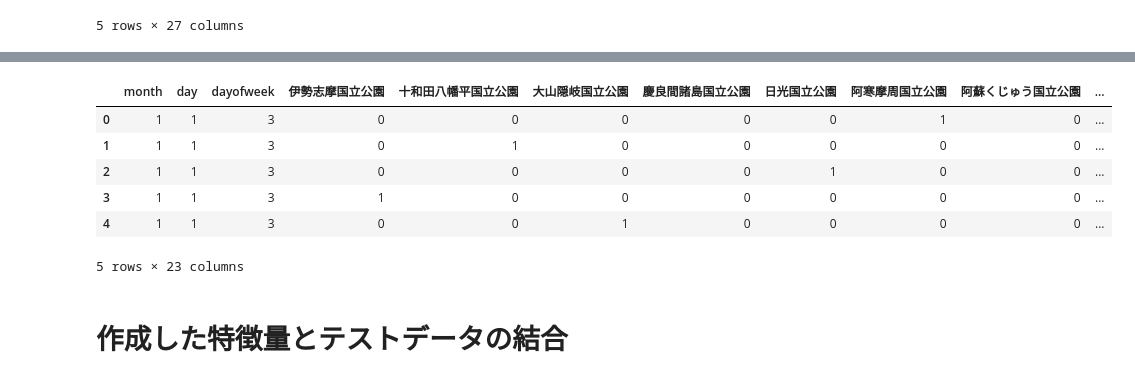
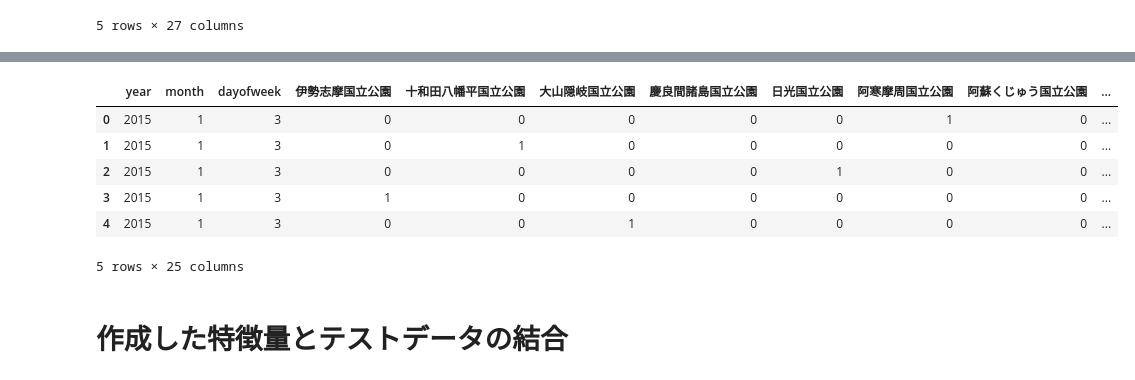
Before and after one commit to TaigoKuriyama/national_park_prediction, a Jupyter notebook: notebook/preprocess.ipynb, the cells around one changed output, grey strips where cells are left out. Cells and saved outputs as stored; diff of their text form; code cells hidden in the pictures.

```diff
--- a/notebook/preprocess.ipynb
+++ b/notebook/preprocess.ipynb
@@ -268,0 +260,15 @@ df_weather.head()
+# %%
+df_weather = pd.read_csv('/content/gdrive/My Drive/weather.tsv', sep='\t')
+df_weather['日時'] = pd.to_datetime(df_weather['年月日'])
+df_weather.loc[df_weather['地点']=='鳥羽' ,'地点'] = '伊勢志摩国立公園'
+df_weather.loc[df_weather['地点']=='十和田' ,'地点'] = '十和田八幡平国立公園'
+df_weather.loc[df_weather['地点']=='大山' ,'地点'] = '大山隠岐国立公園'
+df_weather.loc[df_weather['地点']=='渡嘉敷' ,'地点'] = '慶良間諸島国立公園'
+df_weather.loc[df_weather['地点']=='日光' ,'地点'] = '日光国立公園'
+df_weather.loc[df_weather['地点']=='釧路' ,'地点'] = '阿寒摩周国立公園'
+df_weather.loc[df_weather['地点']=='熊本' ,'地点'] = '阿蘇くじゅう国立公園'
+df_weather.loc[df_weather['地点']=='鹿児島' ,'地点'] = '霧島錦江湾国立公園'
+df_weather = df_weather[['日時','地点','最深積雪(cm)', '最低気温(℃)','降水量の合計(mm)']]
+df_weather = df_weather.rename(columns={'地点': 'park','日時': 'datetime'})
+df_weather[['最深積雪(cm)', '最低気温(℃)','降水量の合計(mm)']] = df_weather[['最深積雪(cm)', '最低気温(℃)','降水量の合計(mm)']].shift(-1)
+df_weather.tail()
@@ -315,3 +328,8 @@ df_merged.head()
 | 3 | 2015-01-01 | 伊勢志摩国立公園 | 42652 | 2015 | 1 | 1 | 3 | 1 | 0 | 0 | ... |
 | 4 | 2015-01-01 | 大山隠岐国立公園 | 3637 | 2015 | 1 | 1 | 3 | 0 | 0 | 1 | ... |
 5 rows × 27 columns
+# %%
+# 学習データと気象データの結合
+df_merged = pd.merge(df_merged,df_weather,on=['park','datetime'],how='left')
+df_merged = df_merged.fillna(df_merged.mean())
+df_merged.head()
@@ -321,18 +347,18 @@ df_merged.head()
 #df_merged.head()
 # %%
 # drop columns which is not needed
-df_except_y = df_merged.drop(['year','park','visitors','datetime'], axis=1)
+df_except_y = df_merged.drop(['park','visitors','datetime','day','Jpn_cnt_ystday'], axis=1)
 X_train = df_except_y.as_matrix()
 y_train = df_merged['visitors'].as_matrix()
 df_except_y.head()
 # %% [output]
-|  | month | day | dayofweek | 伊勢志摩国立公園 | 十和田八幡平国立公園 | 大山隠岐国立公園 | 慶良間諸島国立公園 | 日光国立公園 | 阿寒摩周国立公園 | 阿蘇くじゅう国立公園 | ... |
-| 0 | 1 | 1 | 3 | 0 | 0 | 0 | 0 | 0 | 1 | 0 | ... |
-| 1 | 1 | 1 | 3 | 0 | 1 | 0 | 0 | 0 | 0 | 0 | ... |
-| 2 | 1 | 1 | 3 | 0 | 0 | 0 | 0 | 1 | 0 | 0 | ... |
-| 3 | 1 | 1 | 3 | 1 | 0 | 0 | 0 | 0 | 0 | 0 | ... |
-| 4 | 1 | 1 | 3 | 0 | 0 | 1 | 0 | 0 | 0 | 0 | ... |
+|  | year | month | dayofweek | 伊勢志摩国立公園 | 十和田八幡平国立公園 | 大山隠岐国立公園 | 慶良間諸島国立公園 | 日光国立公園 | 阿寒摩周国立公園 | 阿蘇くじゅう国立公園 | ... |
+| 0 | 2015 | 1 | 3 | 0 | 0 | 0 | 0 | 0 | 1 | 0 | ... |
+| 1 | 2015 | 1 | 3 | 0 | 1 | 0 | 0 | 0 | 0 | 0 | ... |
+| 2 | 2015 | 1 | 3 | 0 | 0 | 0 | 0 | 1 | 0 | 0 | ... |
+| 3 | 2015 | 1 | 3 | 1 | 0 | 0 | 0 | 0 | 0 | 0 | ... |
+| 4 | 2015 | 1 | 3 | 0 | 0 | 1 | 0 | 0 | 0 | 0 | ... |
-5 rows × 23 columns
+5 rows × 25 columns
 # %% [markdown]
 # 作成した特徴量とテストデータの結合
 # %%
```
Also changed, not shown: parts of 14 cells of this notebook.
